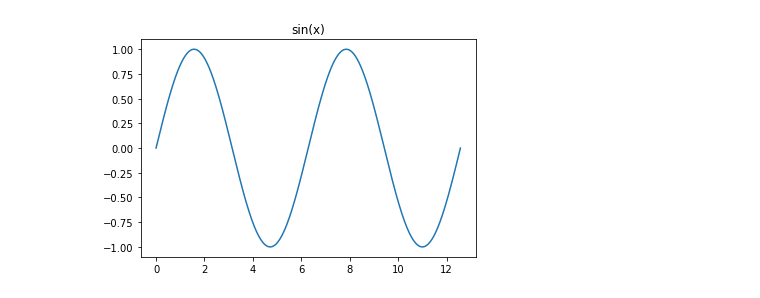
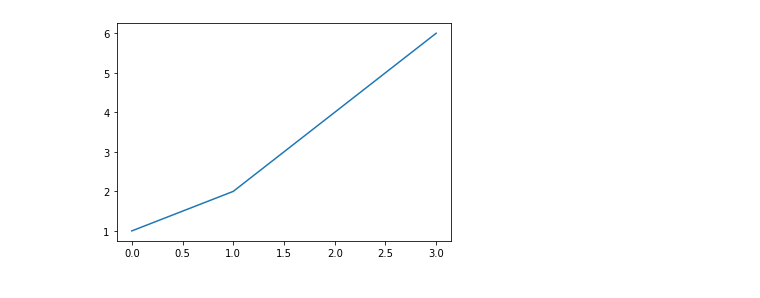
Before and after one commit to bjmin/bmin_comphys, a Jupyter notebook: cp03/comphys03-2.ipynb, the cells around one changed output. Saved outputs shown, nothing was run; the diff lists cells and outputs as text; code cells hidden in the pictures.

```diff
--- a/cp03/comphys03-2.ipynb
+++ b/cp03/comphys03-2.ipynb
@@ -2,9 +2,7 @@
 %matplotlib inline
 import matplotlib.pyplot as plt
 import numpy as np
-# %%
-x = np.linspace(0, 4*np.pi, 500)
-plt.plot(x, np.sin(x))
-plt.title('sin(x)');
-# %% [output]
-[figure, removed]
+# %%
+plt.plot([1,2,4,6]);
+# %% [output]
+[figure, added]
```
Also changed, not shown: parts of 21 cells of this notebook.
